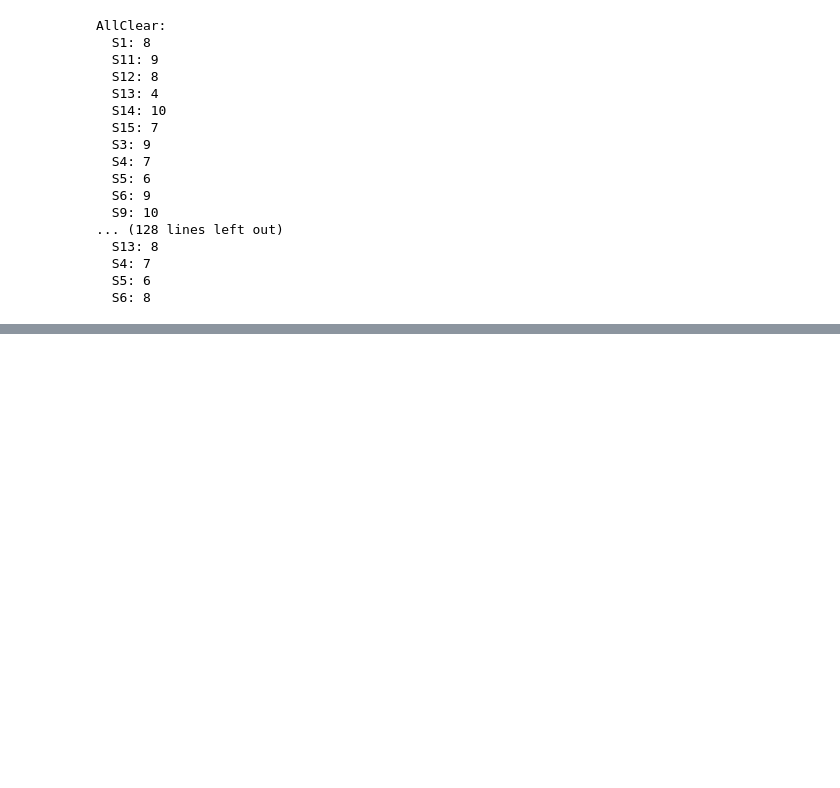
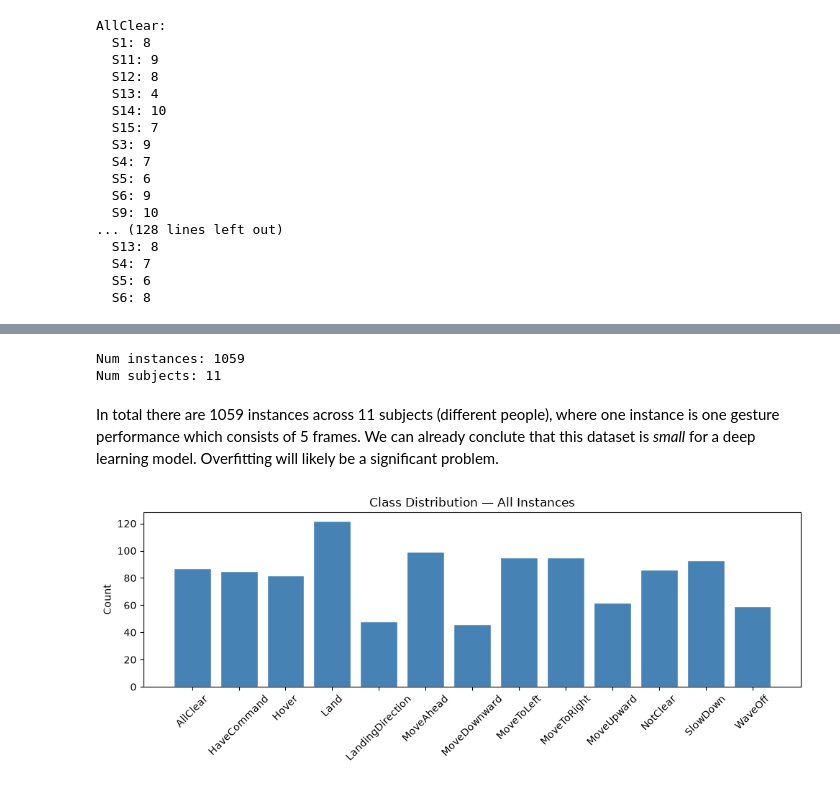
Before and after one commit to devvotel/Deep-Learning-Semester-2-2026-RMIT, a Jupyter notebook: notebook.ipynb, the cells around one changed output, grey strips where cells are left out. Drawn from its saved outputs; the diff is of its cells as text; code cells hidden in the pictures; blank space fills up the shorter version.

```diff
--- a/notebook.ipynb
+++ b/notebook.ipynb
@@ -147,0 +154,39 @@ AWe can also see that not each one of the 11 subjects has performed every single
+# %%
+instances = list()
+subjects = list()
+for cls in CLASS_NAMES:
+    cls_dir = os.path.join(DATA_FOLDER, cls)
+    for subj in sorted(os.listdir(cls_dir)):
+            subj_dir = os.path.join(cls_dir, subj)
+            if os.path.isdir(subj_dir):
+                for inst in sorted(os.listdir(subj_dir)):
+                    inst_dir = os.path.join(subj_dir, inst)
+                    if os.path.isdir(inst_dir):
+                        instances.append((inst_dir, class_to_index[cls]))
+                        subjects.append(subj)
+
+print(f"Num instances: {len(instances)}")
+print(f"Num subjects: {len(set(subjects))}")
+# %% [output]
+Num instances: 1059
+Num subjects: 11
+# %% [markdown]
+In total there are 1059 instances across 11 subjects (different people), where one instance is one gesture performance which consists of 5 frames.
+We can already conclute that this dataset is *small* for a deep learning model. Overfitting will likely be a significant problem.
+# %%
+from collections import Counter
+
+labels = [label for _, label in instances]
+counts = Counter(labels)
+
+fig, ax = plt.subplots(figsize=(10, 4))
+ax.bar([CLASS_NAMES[k] for k in sorted(counts)],
+       [counts[k] for k in sorted(counts)],
+       color='steelblue', edgecolor='white')
+ax.set_title('Class Distribution — All Instances')
+ax.set_ylabel('Count')
+ax.tick_params(axis='x', rotation=45)
+plt.tight_layout()
+plt.show()
+# %% [output]
+[figure, added]
```
Also changed, not shown: parts of 2 cells of this notebook.
